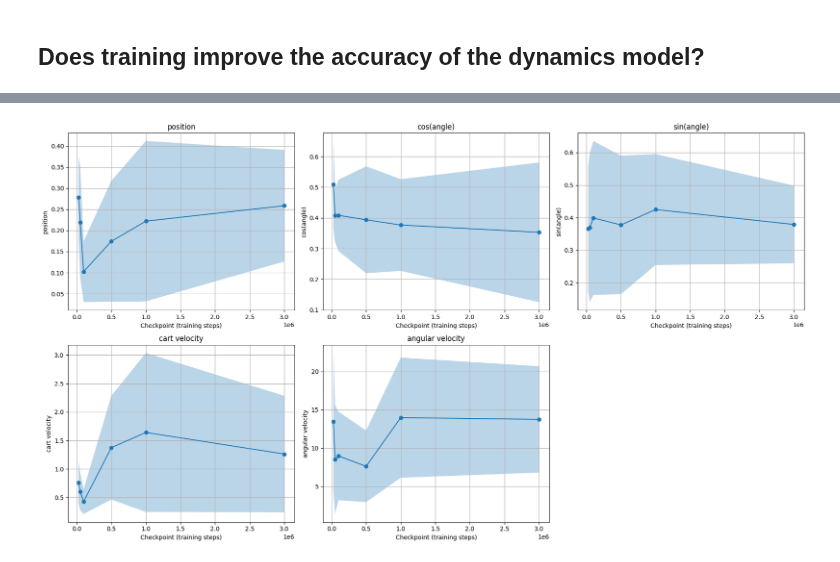
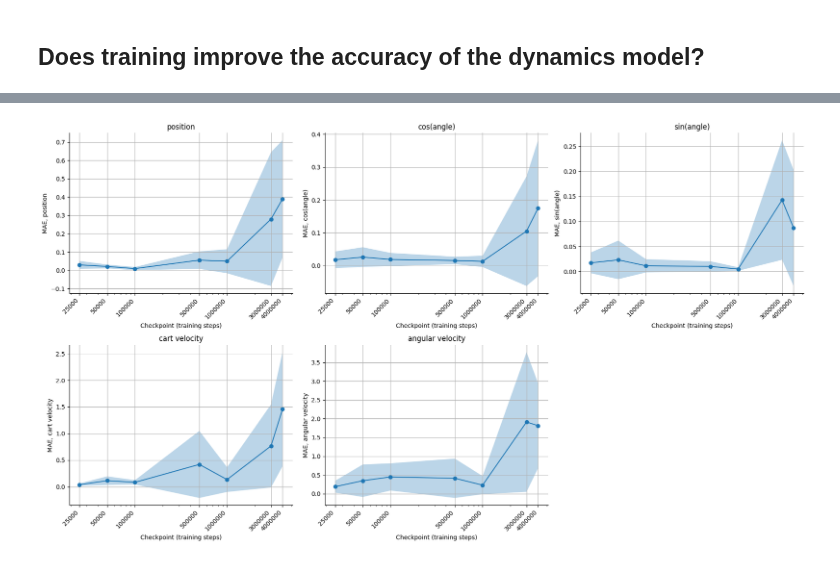
Before and after one commit to dynamical-inference/tdmpc2, a Jupyter notebook: analysis/26-01-04-analysis-cartpole-training.ipynb, the cells around one changed output, grey strips where cells are left out. Cells and saved outputs as stored; diff of their text form; code cells hidden in the pictures.

```diff
--- a/analysis/26-01-04-analysis-cartpole-training.ipynb
+++ b/analysis/26-01-04-analysis-cartpole-training.ipynb
@@ -203,6 +358,7 @@ array([  0.,  72., 144., 216., 288., 360.])
 # %%
 intital_positions = [0]
-initial_angles = np.array([36., 72., 144., 216., 288.])
+#initial_angles = np.array([36., 72., 144., 216., 288.])
+initial_angles = np.linspace(0, 360, 11)[1:-1]
 steps_to_run = 50
 
 results = {}
@@ -211,7 +367,17 @@ prod_list = list(product(intital_positions, initial_angles, MODEL_PATHS))
 for initial_position, initial_angle, model_path in tqdm(prod_list):
 
     agent, env = load_agent_and_env(model_path)
-    ckpt_int = int(str(model_path).split('/')[-1].split('.')[0])
+    if model_path == Path(
+            '/home/hgf_hmgu/hgf_gib4562/tdmpc2/ckpts/cartpole-swingup-3.pt'):
+        ckpt_int = 4_000_000
+    elif model_path == Path(
+            '/home/hgf_hmgu/hgf_gib4562/tdmpc2/ckpts/cartpole-swingup-2.pt'):
+        ckpt_int = 2
+    elif model_path == Path(
+            '/home/hgf_hmgu/hgf_gib4562/tdmpc2/ckpts/cartpole-swingup-1.pt'):
+        ckpt_int = 1
+    else:
+        ckpt_int = int(str(model_path).split('/')[-1].split('.')[0])
     initial_angle_radians = np.radians(initial_angle)
     initial_state = {
         'qpos': {
@@ -224,12 +390,15 @@ for initial_position, initial_angle, model_path in tqdm(prod_list):
         }
     }
 
+    probe_decoder = probes[ckpt_int]
+
     obs_true = run_env_autonomous(env, initial_state, steps_to_run)
     z_true = agent.model.encode(torch.from_numpy(obs_true).to(agent.device),
                                 task=None).detach().cpu().numpy()
 
     z_predicted = run_dynamics_model(agent, env, initial_state, steps_to_run)
-    obs_predicted = decoder.predict(z_predicted)
+    assert z_predicted.shape == z_true.shape
+    obs_predicted = probe_decoder.predict(z_predicted)
 
     # dict_results_steps = {}
     # for k in list(range(1, 10 + 1)) + [50]:
@@ -248,6 +417,14 @@ for initial_position, initial_angle, model_path in tqdm(prod_list):
     error_latent_per_dim = [
         ((z_true[:, i] - z_predicted[:, i])**2).mean() for i in range(512)
     ]
+    # errors_physical = (abs(obs_true - obs_predicted)).mean(1)
+    # error_physical_per_dim = [
+    #     (abs(obs_true[:, i] - obs_predicted[:, i])).mean() for i in range(5)
+    # ]
+    # error_latent_per_dim = [
+    #     (abs(z_true[:, i] - z_predicted[:, i])).mean() for i in range(512)
+    # ]
+
     r2_physical = r2_score(obs_true, obs_predicted)
     r2_physical_per_dim = [
         r2_score(obs_true[:, i], obs_predicted[:, i]) for i in range(5)
@@ -281,0 +688,8 @@ dict_keys([(25000, 0, 36.0), (50000, 0, 36.0), (100000, 0, 36.0), (500000, 0, 36
+# %%
+horizon = 3
+_ = reconstruct_cartpole_dmcontrol(
+    results[(3, 0, 108)][f'obs_predicted'],
+    save_video=True,
+    out_path=
+    f'/home/hgf_hmgu/hgf_gib4562/tdmpc2/analysis/videos_autonomous/obs_predicted_{datetime.now().strftime("%Y%m%d_%H%M%S")}.mp4'
+)
@@ -338,35 +848,41 @@ for ckpt in ckpt_errors_per_dim.keys():
     ckpt_std_errors_per_dim[ckpt] = {
         dim: np.std(ckpt_errors_per_dim[ckpt][dim]) for dim in range(5)
     }
 
 # Sort checkpoints for plotting
 ckpts = sorted(ckpt_mean_errors_per_dim.keys())
 
 # Create subplots with 3 plots per row
 fig, axes = plt.subplots(2, 3, figsize=(18, 10))
 axes = axes.flatten()
 
 for dim in range(5):
     mean_errors_dim = [ckpt_mean_errors_per_dim[ckpt][dim] for ckpt in ckpts]
     std_errors_dim = [ckpt_std_errors_per_dim[ckpt][dim] for ckpt in ckpts]
 
     axes[dim].plot(ckpts, mean_errors_dim, marker='o')
     axes[dim].fill_between(ckpts,
                            np.array(mean_errors_dim) - np.array(std_errors_dim),
                            np.array(mean_errors_dim) + np.array(std_errors_dim),
                            alpha=0.3)
     axes[dim].set_xlabel('Checkpoint (training steps)')
-    axes[dim].set_ylabel(f'{variable_names[dim]}')
+    axes[dim].set_ylabel(f'MAE, {variable_names[dim]}')
     axes[dim].set_title(f'{variable_names[dim]}')
+    axes[dim].set_xscale('log')
+    axes[dim].set_xticks(ckpts)
+    axes[dim].set_xticklabels([str(ckpt) for ckpt in ckpts],
+                              rotation=45,
+                              ha='right')
     axes[dim].grid(True)
 
 # Hide the last unused subplot
 axes[5].axis('off')
+sns.despine()
 
 plt.tight_layout()
 plt.show()
 # %% [output]
-[figure, old version]
+[figure, new version]
 # %%
 # Plot error_physical_per_dim for each dimension across checkpoints
 # One plot per variable, with separate lines for each initial condition
```
Also changed, not shown: parts of 24 cells of this notebook.
